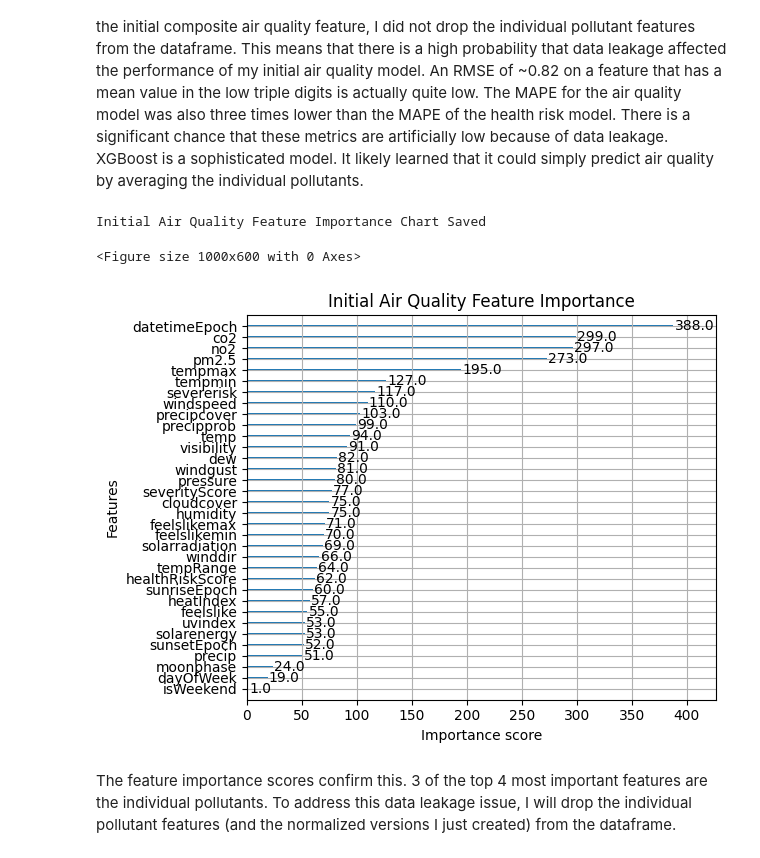
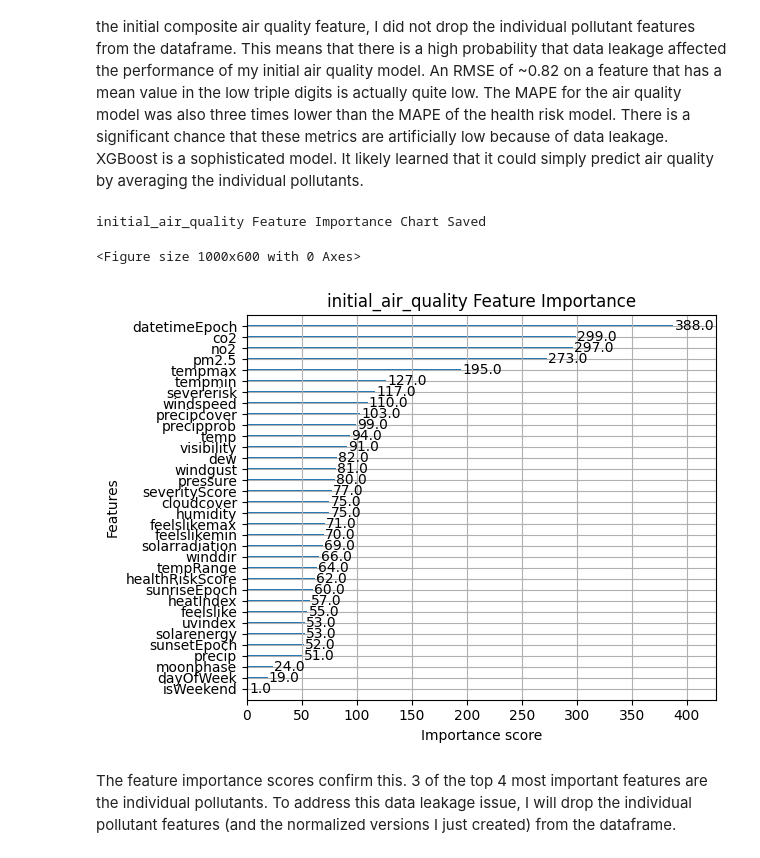
Before and after one commit to zach-lloyd/air_quality_and_health_risk_forecaster, a Jupyter notebook: src/notebooks/air_quality_and_health_risk_forecaster.ipynb, the cells around one changed output. Drawn from its saved outputs; the diff is of its cells as text; code cells hidden in the pictures.

```diff
--- a/src/notebooks/air_quality_and_health_risk_forecaster.ipynb
+++ b/src/notebooks/air_quality_and_health_risk_forecaster.ipynb
@@ -282,11 +282,11 @@ Index(['datetimeEpoch', 'tempmax', 'tempmin', 'temp', 'feelslikemax',
 
 Another critical issue that likely affected my initial models is data leakage. After creating the initial composite air quality feature, I did not drop the individual pollutant features from the dataframe. This means that there is a high probability that data leakage affected the performance of my initial air quality model. An RMSE of ~0.82 on a feature that has a mean value in the low triple digits is actually quite low. The MAPE for the air quality model was also three times lower than the MAPE of the health risk model. There is a significant chance that these metrics are artificially low because of data leakage. XGBoost is a sophisticated model. It likely learned that it could simply predict air quality by averaging the individual pollutants.
 # %%
-calculate_feature_importance(air_model, "Initial Air Quality")
+calculate_feature_importance(air_model, "initial_air_quality")
 # %% [output]
-Initial Air Quality Feature Importance Chart Saved
+initial_air_quality Feature Importance Chart Saved
 <Figure size 1000x600 with 0 Axes>
-[figure, old version]
+[figure, new version]
 # %% [markdown]
 The feature importance scores confirm this. 3 of the top 4 most important features are the individual pollutants. To address this data leakage issue, I will drop the individual pollutant features (and the normalized versions I just created) from the dataframe.
 # %%
```
Also changed, not shown: parts of 5 cells of this notebook, 25 other files.
